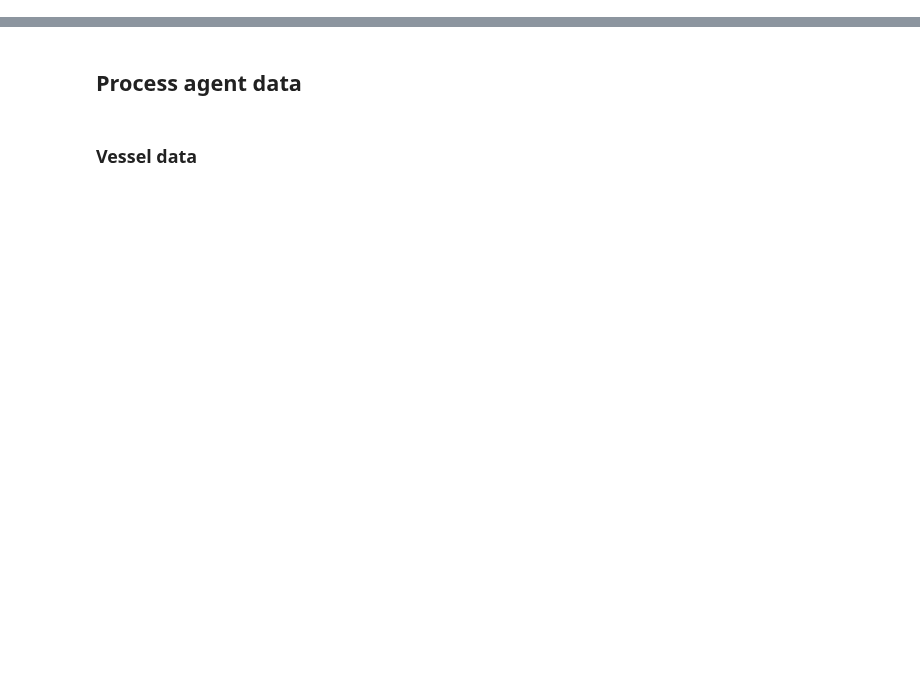
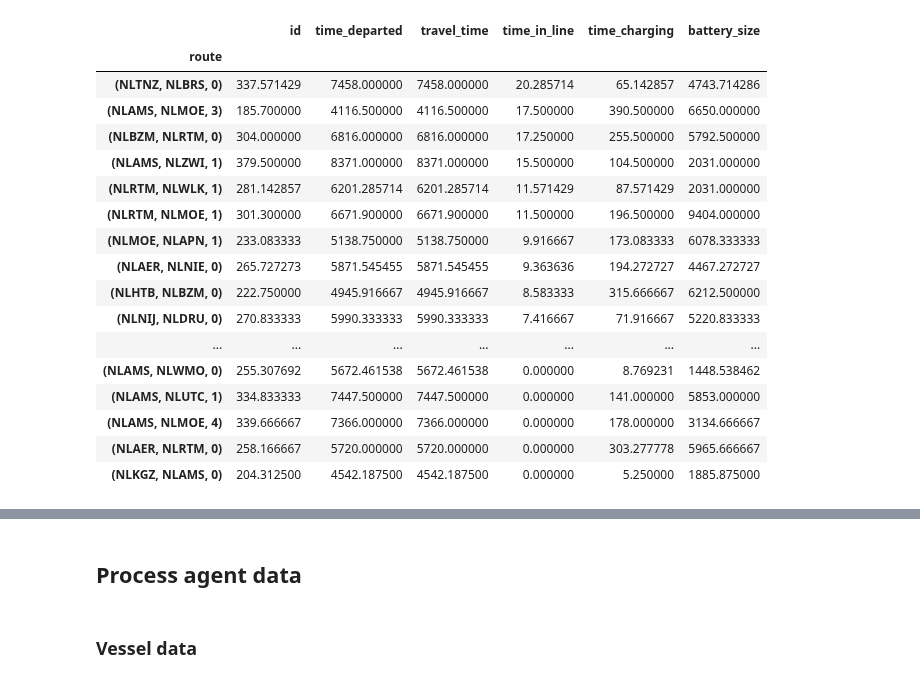
Before and after one commit to fabiandriessen/Thesis, a Jupyter notebook: ABM/own_work/Input_data_test.ipynb, the cells around one changed output, grey strips where cells are left out. Drawn from its saved outputs; the diff is of its cells as text; code cells hidden in the pictures; blank space fills up the shorter version.

```diff
--- a/ABM/own_work/Input_data_test.ipynb
+++ b/ABM/own_work/Input_data_test.ipynb
@@ -7,0 +15,11 @@ import time
+# %%
+def process_cs_data(df_cs=agent_data):
+    df_cs = df_cs.reset_index()
+    df_cs = df_cs.loc[df_cs.Step == (8*24*60)]
+    df_cs.dropna(subset=['charging_stations'])
+    return df_cs
+
+def process_vessel_data(df_vessel=model_data):
+    df_vessel = pd.DataFrame(df_vessel.iloc[(60*24*8)]['data_completed_trips'])
+    df_vessel = df_vessel.loc[df_vessel.time_departed > (60*24)]
+    return df_vessel
@@ -7,0 +28,2 @@ import time
+# %%
+df_vessels = process_vessel_data()
@@ -7,0 +51,28 @@ import time
+# %%
+vessel_df = pd.DataFrame(df_vessels['data_completed_trips'][0])
+for i in range(2, len(df_vessels['data_completed_trips'])):
+    df_temp = pd.DataFrame(df_vessels['data_completed_trips'][0])
+    vessel_df = pd.concat([vessel_df, df_temp])
+# %%
+vessel_df = vessel_df.groupby(['route']).mean()
+# %%
+vessel_df.sort_values('time_in_line', ascending=False)
+# %% [output]
+|  | id | time_departed | travel_time | time_in_line | time_charging | battery_size |
+| route |  |  |  |  |  |  |
+| (NLTNZ, NLBRS, 0) | 337.571429 | 7458.000000 | 7458.000000 | 20.285714 | 65.142857 | 4743.714286 |
+| (NLAMS, NLMOE, 3) | 185.700000 | 4116.500000 | 4116.500000 | 17.500000 | 390.500000 | 6650.000000 |
+| (NLBZM, NLRTM, 0) | 304.000000 | 6816.000000 | 6816.000000 | 17.250000 | 255.500000 | 5792.500000 |
+| (NLAMS, NLZWI, 1) | 379.500000 | 8371.000000 | 8371.000000 | 15.500000 | 104.500000 | 2031.000000 |
+| (NLRTM, NLWLK, 1) | 281.142857 | 6201.285714 | 6201.285714 | 11.571429 | 87.571429 | 2031.000000 |
+| (NLRTM, NLMOE, 1) | 301.300000 | 6671.900000 | 6671.900000 | 11.500000 | 196.500000 | 9404.000000 |
+| (NLMOE, NLAPN, 1) | 233.083333 | 5138.750000 | 5138.750000 | 9.916667 | 173.083333 | 6078.333333 |
+| (NLAER, NLNIE, 0) | 265.727273 | 5871.545455 | 5871.545455 | 9.363636 | 194.272727 | 4467.272727 |
+| (NLHTB, NLBZM, 0) | 222.750000 | 4945.916667 | 4945.916667 | 8.583333 | 315.666667 | 6212.500000 |
+| (NLNIJ, NLDRU, 0) | 270.833333 | 5990.333333 | 5990.333333 | 7.416667 | 71.916667 | 5220.833333 |
+| ... | ... | ... | ... | ... | ... | ... |
+| (NLAMS, NLWMO, 0) | 255.307692 | 5672.461538 | 5672.461538 | 0.000000 | 8.769231 | 1448.538462 |
+| (NLAMS, NLUTC, 1) | 334.833333 | 7447.500000 | 7447.500000 | 0.000000 | 141.000000 | 5853.000000 |
+| (NLAMS, NLMOE, 4) | 339.666667 | 7366.000000 | 7366.000000 | 0.000000 | 178.000000 | 3134.666667 |
+| (NLAER, NLRTM, 0) | 258.166667 | 5720.000000 | 5720.000000 | 0.000000 | 303.277778 | 5965.666667 |
+| (NLKGZ, NLAMS, 0) | 204.312500 | 4542.187500 | 4542.187500 | 0.000000 | 5.250000 | 1885.875000 |
```
Also changed, not shown: parts of 16 cells of this notebook, 6 other files.
